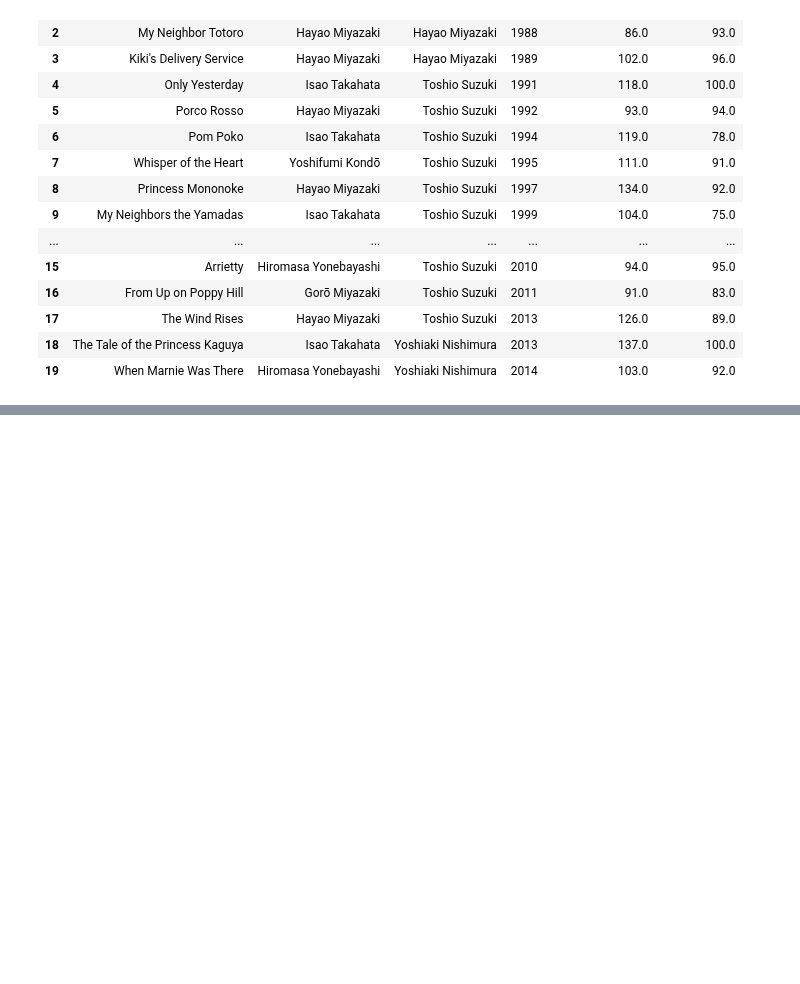
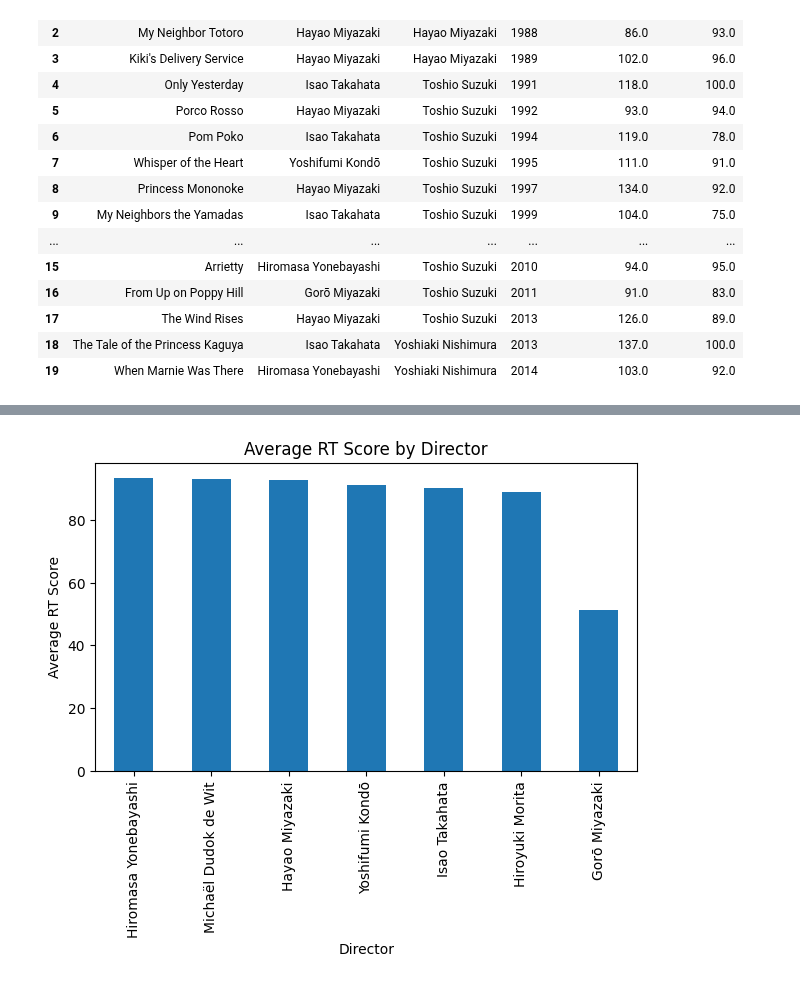
Before and after one commit to josepeon/python_dad_class, a Jupyter notebook: ghibli_eda.ipynb, the cells around one changed output, grey strips where cells are left out. Saved outputs shown, nothing was run; the diff lists cells and outputs as text; code cells hidden in the pictures; blank space fills up the shorter version.

```diff
--- a/ghibli_eda.ipynb
+++ b/ghibli_eda.ipynb
@@ -87,0 +136,14 @@ films[["title","director","producer","year","running_time_min","rt_score_num"]].
+# %%
+avg_by_director = (
+    films.groupby("director")["rt_score_num"]
+    .mean()
+    .sort_values(ascending=False)
+)
+plt.figure(figsize=(7,4))
+avg_by_director.plot(kind="bar")
+plt.title("Average RT Score by Director")
+plt.xlabel("Director")
+plt.ylabel("Average RT Score")
+plt.show()
+# %% [output]
+[figure, added]
```
Also changed, not shown: parts of 4 cells of this notebook.
